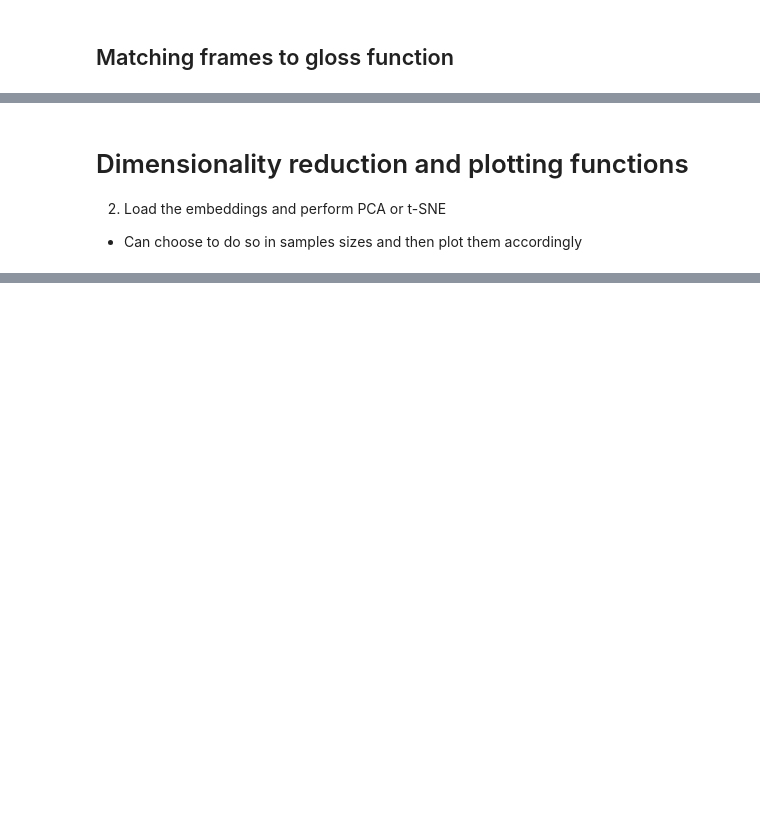
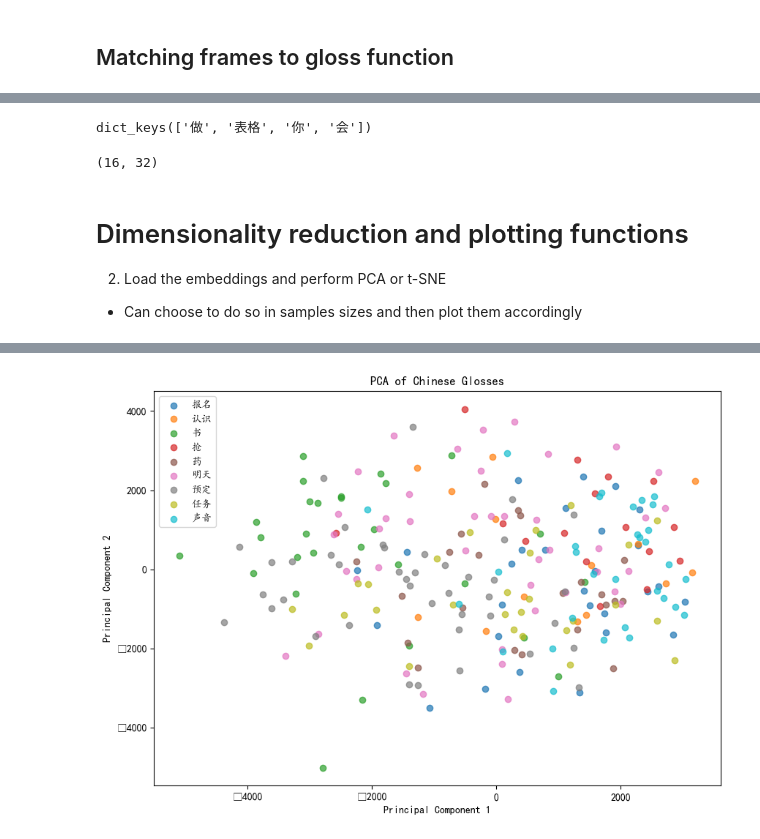
Before and after one commit to tanzheen/SLT_FYP, a Jupyter notebook: data_analysis/CSL_representation_density.ipynb, the cells around one changed output, grey strips where cells are left out. Drawn from its saved outputs; the diff is of its cells as text; code cells hidden in the pictures; blank space fills up the shorter version.

Commit message:
after data analysis

```diff
--- a/data_analysis/CSL_representation_density.ipynb
+++ b/data_analysis/CSL_representation_density.ipynb
@@ -177,3 +177,5 @@ def find_and_combine_glossdicts(phase, num_samples = None , name_lst= None , dir
       else:
         combined_gloss_dict[k] = v
   return gloss_dict_lst, combined_gloss_dict
+# %%
+gloss_dict_lst , combined_gloss_dict = find_and_combine_glossdicts("train", num_samples = 100)
@@ -180,3 +202,11 @@ def find_and_combine_glossdicts(phase, num_samples = None , name_lst= None , dir
+# %%
+gloss_dict_lst['S002567_P0007_T00'].keys()
+# %% [output]
+dict_keys(['做', '表格', '你', '会'])
+# %%
+np.array(combined_gloss_dict['信息']).squeeze().shape
+# %% [output]
+(16, 32)
 # %% [markdown]
 # Dimensionality reduction and plotting functions
 2. Load the embeddings and perform PCA or t-SNE
@@ -205,0 +214,65 @@ def perform_pca(data, n_components=2):
+# %%
+from sklearn.decomposition import PCA
+
+import numpy as np
+import matplotlib.pyplot as plt
+from sklearn.decomposition import PCA
+
+import matplotlib
+print(matplotlib.matplotlib_fname())
+import matplotlib
+matplotlib.font_manager.findSystemFonts(fontpaths=None, fontext='ttf')
+[f for f in matplotlib.font_manager.fontManager.ttflist if 'KaiTi' in f.name]
+matplotlib.rcParams['font.family'] = ['KaiTi']
+
+def plot_pca_for_glosses(combined_gloss, n_components=2):
+    """
+    Perform PCA on the given data dictionary and plot the results.
+
+    Parameters:
+    - data: A dictionary where keys are glosses (Chinese terms) and values are lists of tensors.
+    - n_components: Number of principal components to retain for visualization (default is 2).
+    """
+    # Prepare the data: flatten tensors and collect corresponding labels
+    X = []
+    labels = []
+    # Randomly sample gloss keys
+    sampled_keys = random.sample(list(combined_gloss.keys()), 9)
+
+    # Create a new dictionary with the sampled glosses
+    combined_gloss = {key: combined_gloss[key] for key in sampled_keys}
+
+    for i , (gloss, tensor_groups) in enumerate(combined_gloss.items()):
+        #if i==10: break
+        for group in tensor_groups:
+            for tensor in group:
+                X.append(tensor.flatten())  # Flatten the tensor to 1D
+                labels.append(gloss)  # Store corresponding gloss label
+
+    X = np.array(X)
+
+    # Perform PCA
+    pca = PCA(n_components=n_components)
+    X_pca = pca.fit_transform(X)
+
+    # Plot the PCA result
+    plt.figure(figsize=(10, 7))
+
+    # Assign colors to each unique gloss
+    unique_labels = list(set(labels))
+    colors = plt.cm.get_cmap('tab10', len(unique_labels))  # Use a color map for up to 10 glosses
+
+    for i, gloss in enumerate(unique_labels):
+        idx = [j for j, label in enumerate(labels) if label == gloss]
+        plt.scatter(X_pca[idx, 0], X_pca[idx, 1], label=gloss, alpha=0.7, color=colors(i))
+
+    plt.title('PCA of Chinese Glosses')
+    plt.xlabel('Principal Component 1')
+    plt.ylabel('Principal Component 2')
+    plt.legend()
+    plt.show()
+
+
+# Call the function
+plot_pca_for_glosses(combined_gloss_dict)
+# %% [output]
@@ -205,0 +280 @@ def perform_pca(data, n_components=2):
+[figure, added]
```
Also changed, not shown: parts of 6 cells of this notebook, 2 other files.
